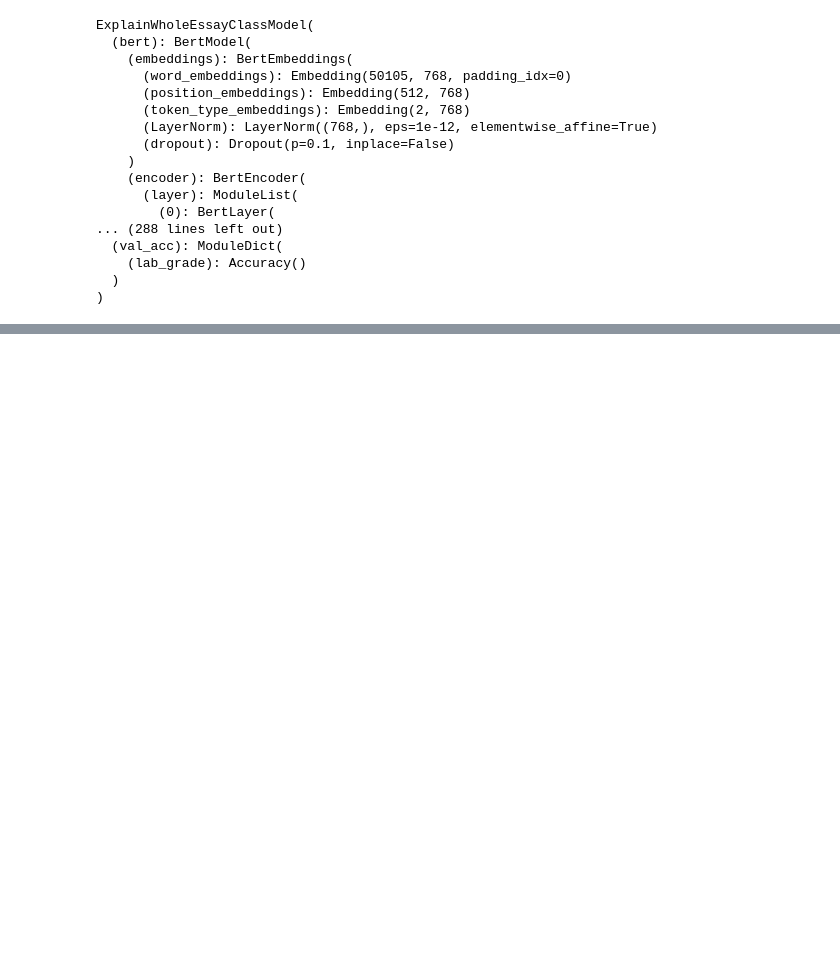
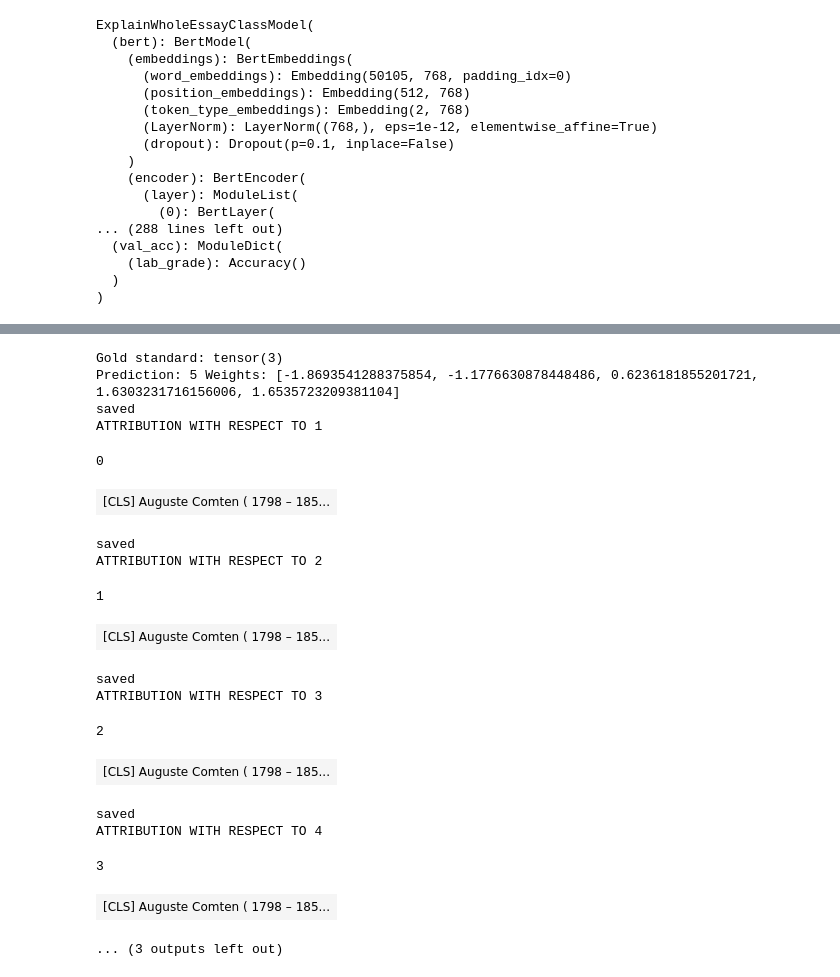
Before and after one commit to fshdnc/eb_class, a Jupyter notebook: explain.ipynb, the cells around one changed output, grey strips where cells are left out. Drawn from its saved outputs; the diff is of its cells as text; code cells hidden in the pictures; blank space fills up the shorter version.

```diff
--- a/explain.ipynb
+++ b/explain.ipynb
@@ -21,7 +21,8 @@ import pickle
 # data
 data = data_reader.JsonDataModule(jsons,
                                   batch_size=batch_size,
-                                  bert_model_name=bert_path)
+                                  bert_model_name=bert_path,
+                                  model_type="whole_essay")
 data.setup()
 # %% [output]
 Removing data points without label(s)...
@@ -133,10 +167,12 @@ def predict_and_explain(trained_model, tokenizer, obj_batch):
             except Exception as e:
                 print(e)
             attrs_sum = summarize_attributions(attrs)
+            aggregated = aggregate(inp, attrs_sum, tokenizer)
 
             x=captum.attr.visualization.format_word_importances(all_tokens,attrs_sum)
             print("ATTRIBUTION WITH RESPECT TO",classname)
-            display(HTML(x))
+            print_aggregated(target, aggregated)
+            #display(HTML(x))
             print()
 # %%
 for batch in data.val_dataloader():
@@ -162,0 +201,28 @@ ATTRIBUTION WITH RESPECT TO 5
+# %%
+c=0
+for batch in data.val_dataloader():
+    if c==0:
+        c += 1
+        continue
+    predict_and_explain(trained_model, tokenizer, batch)
+    break
+# %% [output]
+Gold standard: tensor(3)
+Prediction: 5 Weights: [-1.8693541288375854, -1.1776630878448486, 0.6236181855201721, 1.6303231716156006, 1.6535723209381104]
+saved
+ATTRIBUTION WITH RESPECT TO 1
+0
+| [CLS] Auguste Comten ( 1798 – 185... |
+saved
+ATTRIBUTION WITH RESPECT TO 2
+1
+| [CLS] Auguste Comten ( 1798 – 185... |
+saved
+ATTRIBUTION WITH RESPECT TO 3
+2
+| [CLS] Auguste Comten ( 1798 – 185... |
+saved
+ATTRIBUTION WITH RESPECT TO 4
+3
+| [CLS] Auguste Comten ( 1798 – 185... |
+... (3 outputs left out)
```
Also changed, not shown: parts of 4 cells of this notebook, 4 other files.
